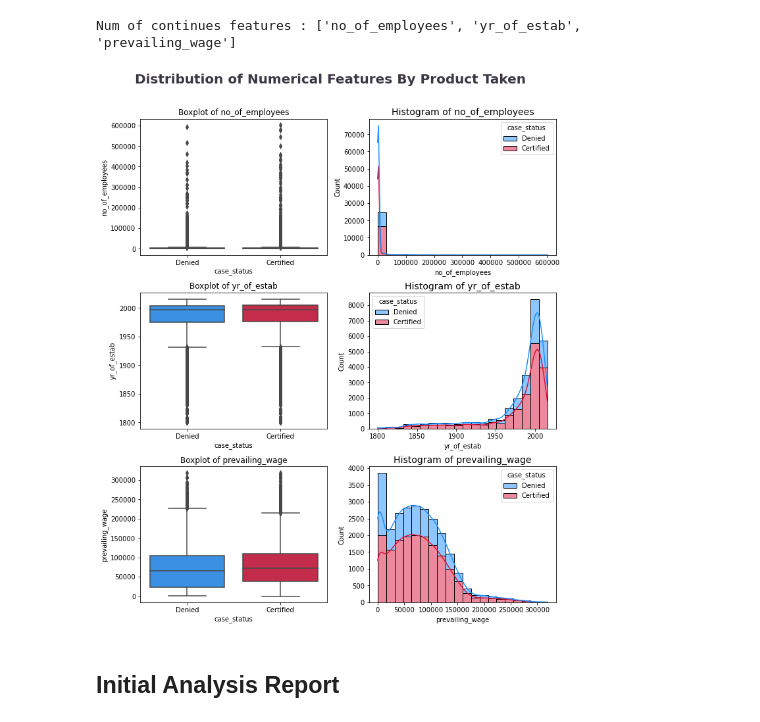
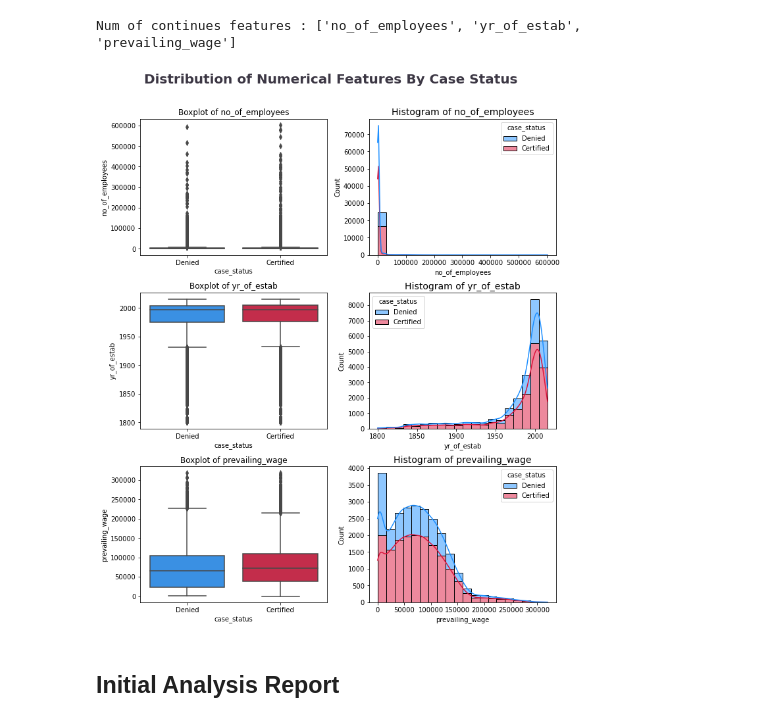
Before and after one commit to aravind-selvam/US-Visa-Approval_Prediction, a Jupyter notebook: notebooks/1. EDA US visa.ipynb, the cells around one changed output. Cells and saved outputs as stored; diff of their text form; code cells hidden in the pictures.

```diff
--- a/notebooks/1. EDA US visa.ipynb
+++ b/notebooks/1. EDA US visa.ipynb
@@ -1117,19 +1149,19 @@ Num of continues features : ['no_of_employees', 'yr_of_estab', 'prevailing_wage'
 # %%
 clr1 = ['#1E90FF', '#DC143C']
 fig, ax = plt.subplots(3, 2, figsize=(10,12))
-fig.suptitle('Distribution of Numerical Features By Product Taken', color='#3C3744',
+fig.suptitle('Distribution of Numerical Features By Case Status', color='#3C3744',
              fontsize=20, fontweight='bold', ha='center')
 for i, col in enumerate(continues_features):
     sns.boxplot(data=df, x='case_status', y=col,  palette=clr1, ax=ax[i,0])
     ax[i,0].set_title(f'Boxplot of {col}', fontsize=12)
     sns.histplot(data=df, x=col, hue='case_status', bins=20, kde=True,
                  multiple='stack', palette=clr1, ax=ax[i,1])
     ax[i,1].set_title(f'Histogram of {col}', fontsize=14)
 fig.tight_layout()
 fig.subplots_adjust(top=0.90)
 plt.savefig('images/multivariate_num.png')
 # %% [output]
-[figure, old version]
+[figure, new version]
 # %% [markdown]
 ## Initial Analysis Report
 # %% [markdown]
```
Also changed, not shown: parts of 32 cells of this notebook, 2 other files.
